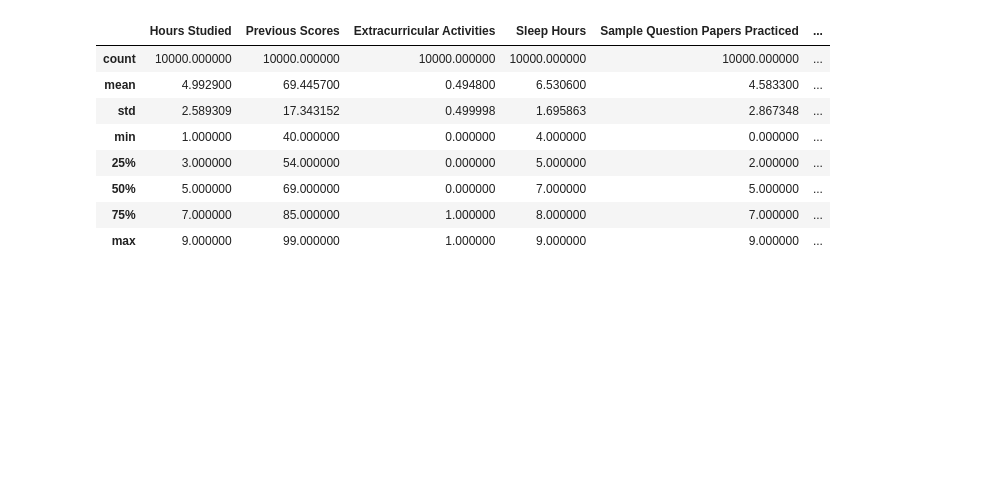
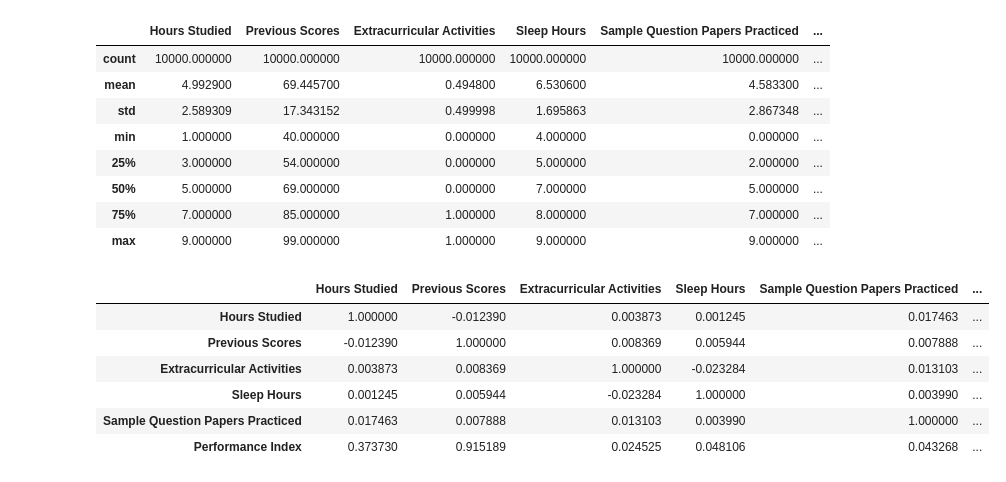
Before and after one commit to iWOLFSTEIN/Student-Performance-Predictor-Multiple-Linear-Regression-ML, a Jupyter notebook: main.ipynb, the cells around one changed output. Drawn from its saved outputs; the diff is of its cells as text; code cells hidden in the pictures; blank space fills up the shorter version.

```diff
--- a/main.ipynb
+++ b/main.ipynb
@@ -59,3 +59,13 @@ df.describe()
 | 50% | 5.000000 | 69.000000 | 0.000000 | 7.000000 | 5.000000 | ... |
 | 75% | 7.000000 | 85.000000 | 1.000000 | 8.000000 | 7.000000 | ... |
 | max | 9.000000 | 99.000000 | 1.000000 | 9.000000 | 9.000000 | ... |
+# %%
+df.corr()
+# %% [output]
+|  | Hours Studied | Previous Scores | Extracurricular Activities | Sleep Hours | Sample Question Papers Practiced | ... |
+| Hours Studied | 1.000000 | -0.012390 | 0.003873 | 0.001245 | 0.017463 | ... |
+| Previous Scores | -0.012390 | 1.000000 | 0.008369 | 0.005944 | 0.007888 | ... |
+| Extracurricular Activities | 0.003873 | 0.008369 | 1.000000 | -0.023284 | 0.013103 | ... |
+| Sleep Hours | 0.001245 | 0.005944 | -0.023284 | 1.000000 | 0.003990 | ... |
+| Sample Question Papers Practiced | 0.017463 | 0.007888 | 0.013103 | 0.003990 | 1.000000 | ... |
+| Performance Index | 0.373730 | 0.915189 | 0.024525 | 0.048106 | 0.043268 | ... |
```
Also changed, not shown: parts of 10 cells of this notebook, 1 other file.
